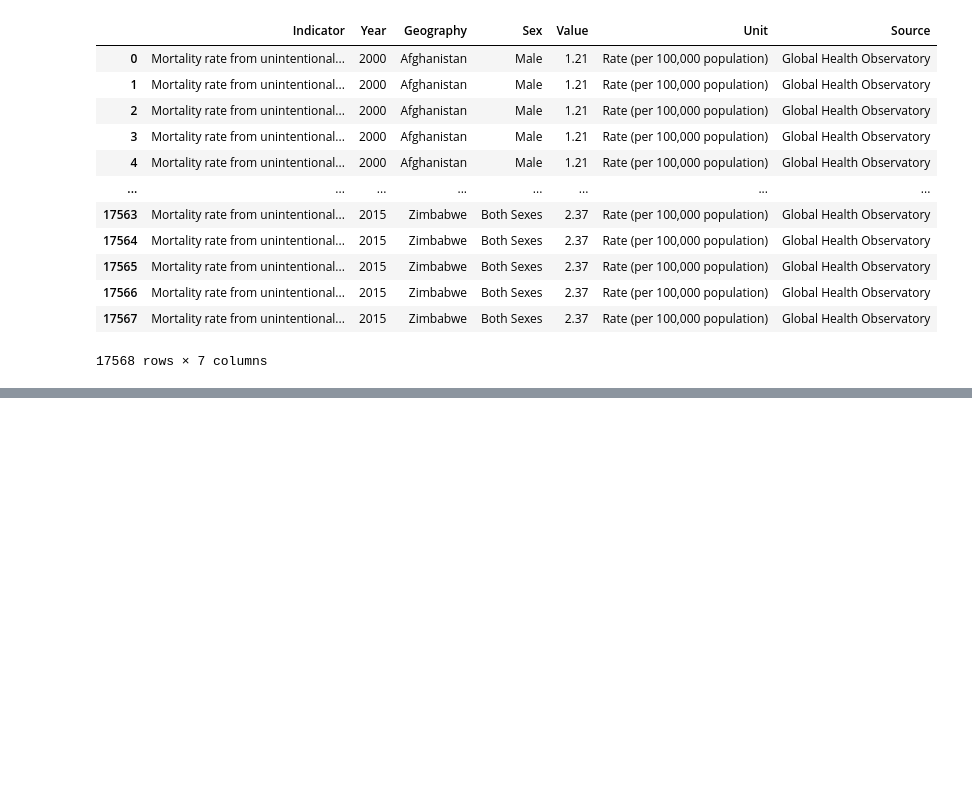
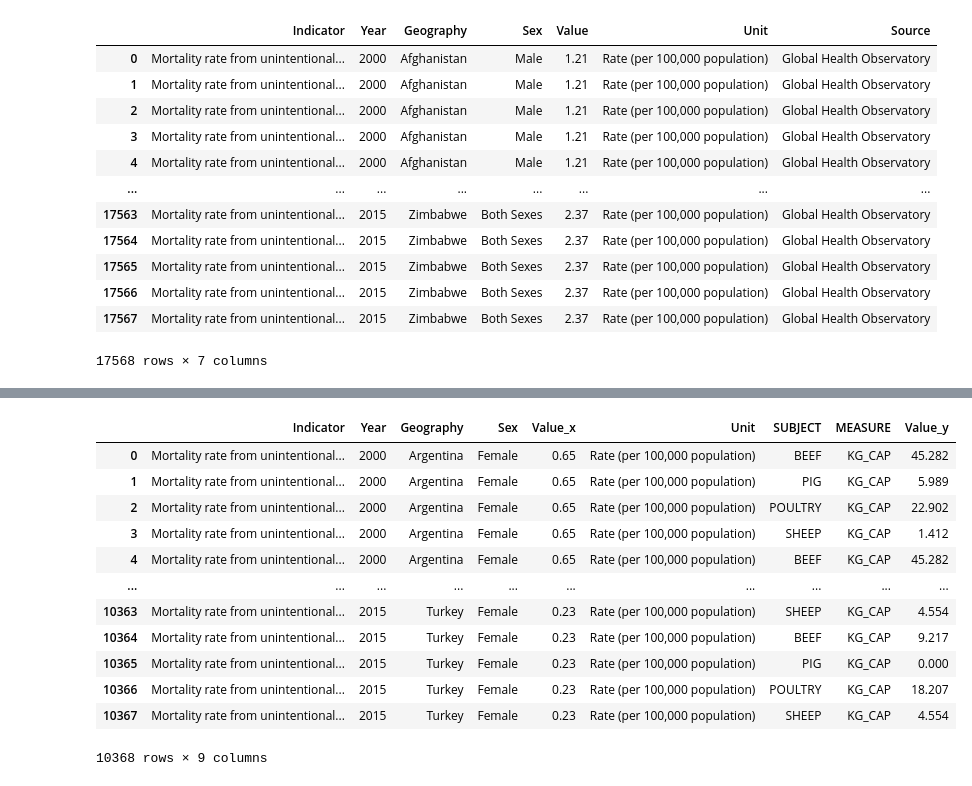
Before and after one commit to awesomepack/Mortality_By_Meat_Consumption, a Jupyter notebook: ETL.ipynb, the cells around one changed output, grey strips where cells are left out. Saved outputs shown, nothing was run; the diff lists cells and outputs as text; code cells hidden in the pictures; blank space fills up the shorter version.

```diff
--- a/ETL.ipynb
+++ b/ETL.ipynb
@@ -209,0 +240,18 @@ merge_df
+# %%
+merge_df = merge_df.drop(['Source'], axis=1)
+# %%
+merge_df
+# %% [output]
+|  | Indicator | Year | Geography | Sex | Value_x | Unit | SUBJECT | MEASURE | Value_y |
+| 0 | Mortality rate from unintentional... | 2000 | Argentina | Female | 0.65 | Rate (per 100,000 population) | BEEF | KG_CAP | 45.282 |
+| 1 | Mortality rate from unintentional... | 2000 | Argentina | Female | 0.65 | Rate (per 100,000 population) | PIG | KG_CAP | 5.989 |
+| 2 | Mortality rate from unintentional... | 2000 | Argentina | Female | 0.65 | Rate (per 100,000 population) | POULTRY | KG_CAP | 22.902 |
+| 3 | Mortality rate from unintentional... | 2000 | Argentina | Female | 0.65 | Rate (per 100,000 population) | SHEEP | KG_CAP | 1.412 |
+| 4 | Mortality rate from unintentional... | 2000 | Argentina | Female | 0.65 | Rate (per 100,000 population) | BEEF | KG_CAP | 45.282 |
+| ... | ... | ... | ... | ... | ... | ... | ... | ... | ... |
+| 10363 | Mortality rate from unintentional... | 2015 | Turkey | Female | 0.23 | Rate (per 100,000 population) | SHEEP | KG_CAP | 4.554 |
+| 10364 | Mortality rate from unintentional... | 2015 | Turkey | Female | 0.23 | Rate (per 100,000 population) | BEEF | KG_CAP | 9.217 |
+| 10365 | Mortality rate from unintentional... | 2015 | Turkey | Female | 0.23 | Rate (per 100,000 population) | PIG | KG_CAP | 0.000 |
+| 10366 | Mortality rate from unintentional... | 2015 | Turkey | Female | 0.23 | Rate (per 100,000 population) | POULTRY | KG_CAP | 18.207 |
+| 10367 | Mortality rate from unintentional... | 2015 | Turkey | Female | 0.23 | Rate (per 100,000 population) | SHEEP | KG_CAP | 4.554 |
+10368 rows × 9 columns
```
Also changed, not shown: parts of 11 cells of this notebook, 1 other file.
